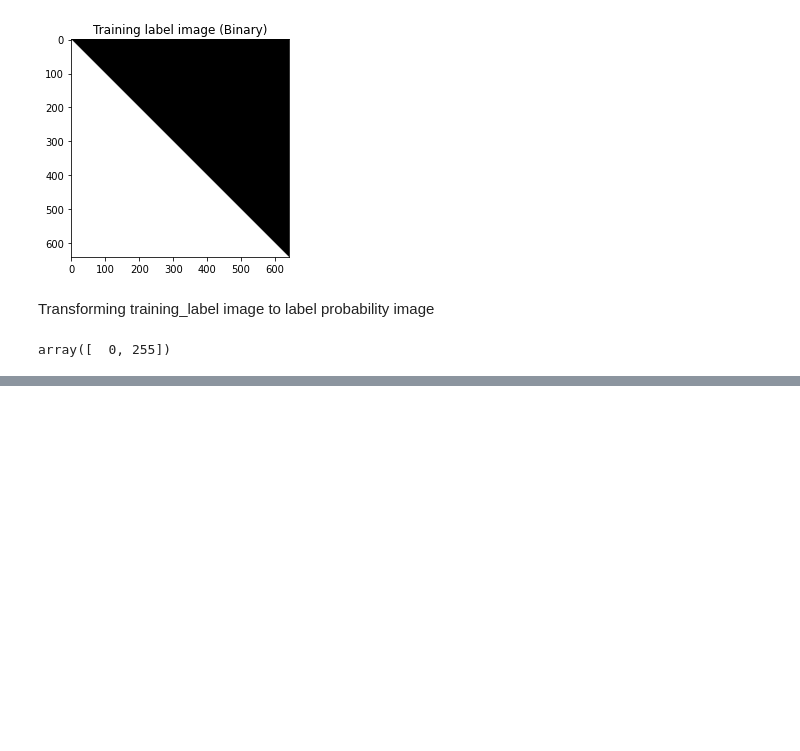
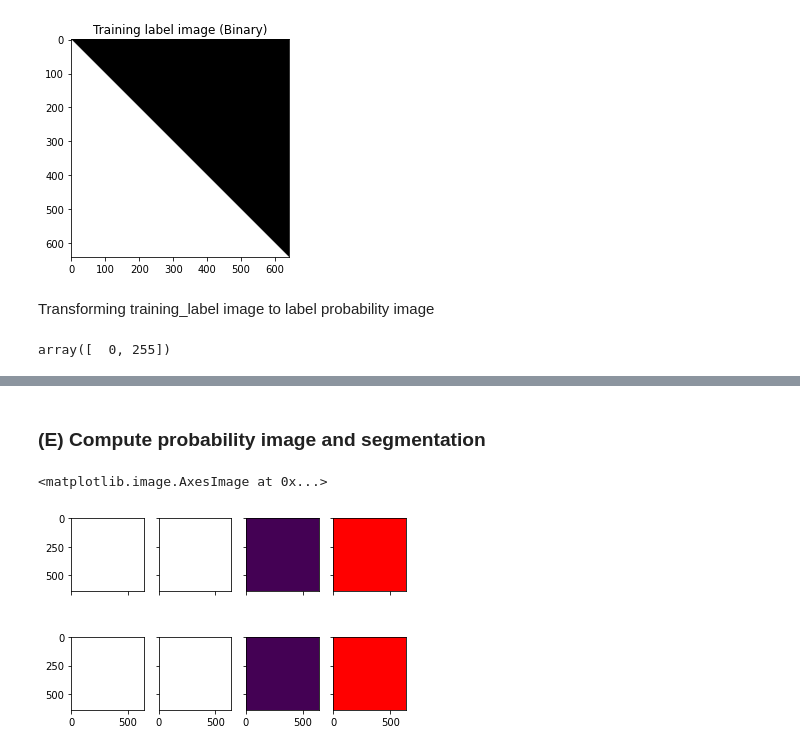
Before and after one commit to wdmdev/02506-advanced-image-analysis, a Jupyter notebook: exercises/week3/ex1.ipynb, the cells around one changed output, grey strips where cells are left out. Cells and saved outputs as stored; diff of their text form; code cells hidden in the pictures; blank space fills up the shorter version.

```diff
--- a/exercises/week3/ex1.ipynb
+++ b/exercises/week3/ex1.ipynb
@@ -86,0 +166,35 @@ ValueError: setting an array element with a sequence.
+# %% [markdown]
+### (E) Compute probability image and segmentation
+# %%
+sigma = 3 # Gaussian smoothing parameter
+
+seg_im_max = np.argmax(P_rgb,axis = 2)
+c = np.eye(P_rgb.shape[2])
+P_rgb_max = c[seg_im_max]
+
+probability_smooth = np.zeros(probability_image.shape)
+for i in range(0,probability_image.shape[2]):
+    probability_smooth[:,:,i] = scipy.ndimage.gaussian_filter(probability_image[:,:,i],sigma,order=0)
+seg_im_smooth = np.argmax(probability_smooth,axis=2)
+
+probability_smooth_max = c[seg_im_smooth]
+
+P_rgb_smooth = np.zeros(probability_smooth_max.shape[0:2]+(3,))
+k = min(nr_labels,3)
+P_rgb_smooth[:,:,:k] = probability_smooth[:,:,:k]
+P_rgb_smooth_max = np.zeros(probability_smooth_max.shape[0:2]+(3,))
+P_rgb_smooth_max[:,:,:k] = probability_smooth_max[:,:,:k]
+
+# Display result
+fig,ax = plt.subplots(2,4,sharex=True,sharey=True)
+ax[0][0].imshow(P_rgb[:,:,0])
+ax[0][1].imshow(P_rgb[:,:,1])
+ax[0][2].imshow(P_rgb[:,:,2])
+ax[0][3].imshow(P_rgb_max)
+ax[1][0].imshow(P_rgb_smooth[:,:,0])
+ax[1][1].imshow(P_rgb_smooth[:,:,1])
+ax[1][2].imshow(P_rgb_smooth[:,:,2])
+ax[1][3].imshow(P_rgb_smooth_max)
+# %% [output]
+<matplotlib.image.AxesImage at 0x...>
+[figure, added]
```
Also changed, not shown: parts of 16 cells of this notebook, 2 other files.
